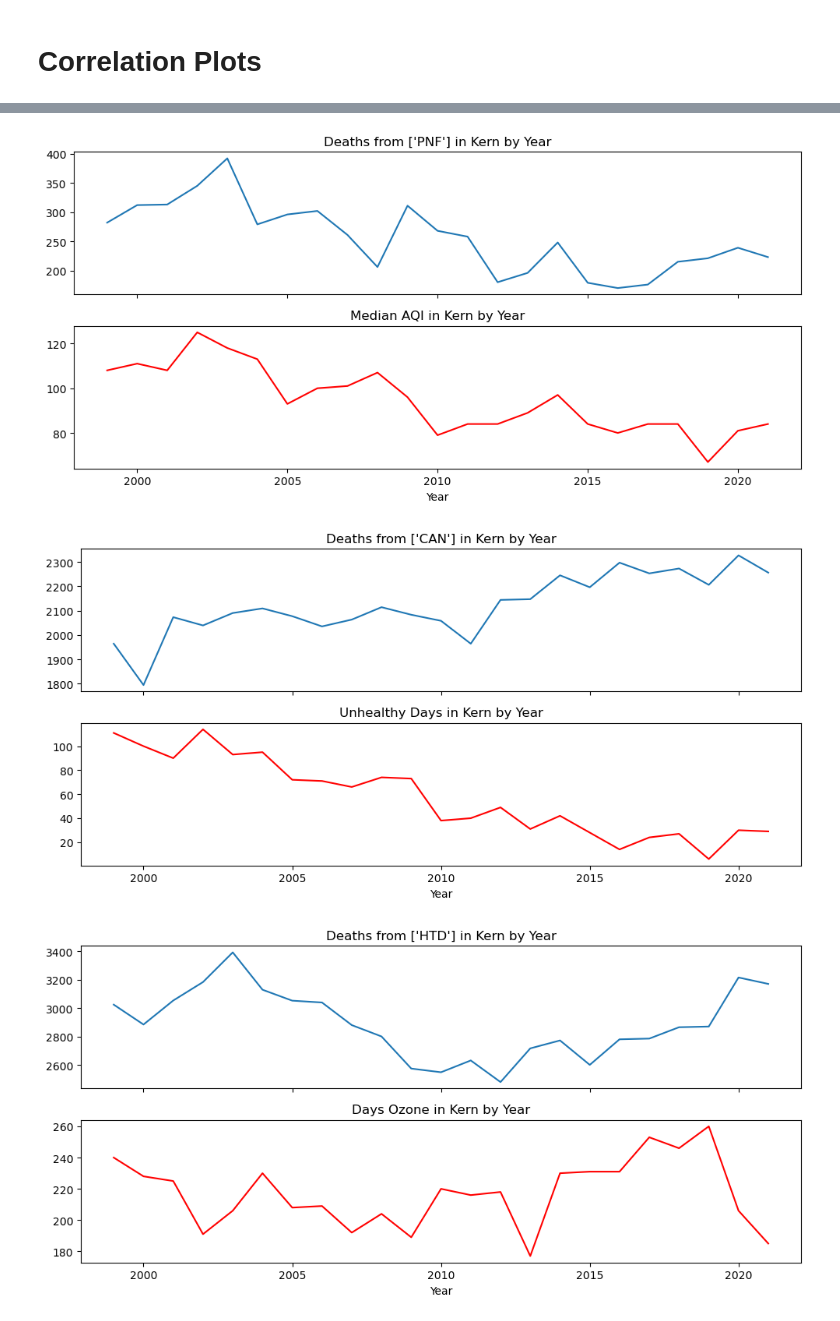
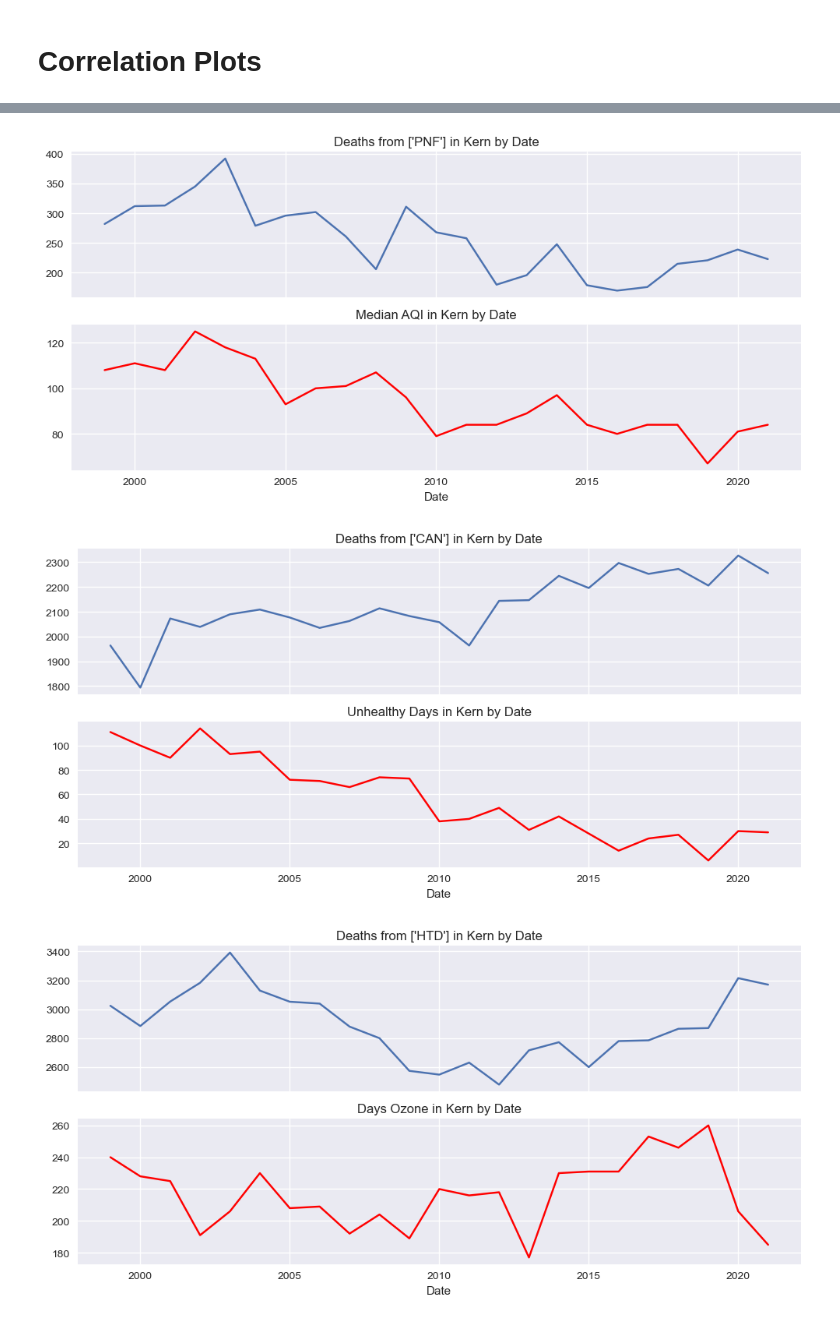
Before and after one commit to ralatorr/project_4, a Jupyter notebook: alexspradling.ipynb, the cells around one changed output, grey strips where cells are left out. Cells and saved outputs as stored; diff of their text form; code cells hidden in the pictures.

```diff
--- a/alexspradling.ipynb
+++ b/alexspradling.ipynb
@@ -68,13 +58,17 @@ ca_df = air_quality_data.query('State == "California"').copy()
 # Set the index to be the year
 ca_df.set_index('Year', inplace=True)
 
+# rename Year to Date
+ca_df.index.rename('Date', inplace=True)
+
 # annual air quality data
 ca_df = ca_df.query('`Days with AQI` > 360').copy()
 
 # daily air quality data
 ca_df_daily = air_quality_data_daily.query('`State Name` == "California"').copy()
+
+# datetime index
 ca_df_daily.set_index(pd.to_datetime(ca_df_daily['Date']), inplace=True)
-# datetime index
 
 # daily to monthly
 ca_df_daily = ca_df_daily.groupby('county Name').resample('MS').mean()
@@ -182,22 +142,22 @@ heart_disease_monthly = mortality_data_monthly.query('Cause == "HTD" and Strata
 ca_df = ca_df.query('`Days with AQI` > 360').copy()
 
 # merge cld and ca_df
-cld = cld.merge(ca_df, how='left', left_on=['County', 'Year'], right_on=['County', 'Year'])
+cld = cld.merge(ca_df, how='left', left_on=['County', 'Date'], right_on=['County', 'Date'])
 
 cld_monthly = cld_monthly.merge(ca_df_daily, how='left', left_on=['County', 'Date'], right_on=['County', 'Date'])
 
 # merge can and ca_df
-can = can.merge(ca_df, how='left', left_on=['County', 'Year'], right_on=['County', 'Year'])
+can = can.merge(ca_df, how='left', left_on=['County', 'Date'], right_on=['County', 'Date'])
 
 can_monthly = can_monthly.merge(ca_df_daily, how='left', left_on=['County', 'Date'], right_on=['County', 'Date'])
 
 # merge pneumonia and ca_df
-pneumonia = pneumonia.merge(ca_df, how='left', left_on=['County', 'Year'], right_on=['County', 'Year'])
+pneumonia = pneumonia.merge(ca_df, how='left', left_on=['County', 'Date'], right_on=['County', 'Date'])
 
 pneumonia_monthly = pneumonia_monthly.merge(ca_df_daily, how='left', left_on=['County', 'Date'], right_on=['County', 'Date'])
 
 # merge heart_disease and ca_df
-heart_disease = heart_disease.merge(ca_df, how='left', left_on=['County', 'Year'], right_on=['County', 'Year'])
+heart_disease = heart_disease.merge(ca_df, how='left', left_on=['County', 'Date'], right_on=['County', 'Date'])
 
 heart_disease_monthly = heart_disease_monthly.merge(ca_df_daily, how='left', left_on=['County', 'Date'], right_on=['County', 'Date'])
 
@@ -231,5 +197,8 @@ heart_disease.fillna(0, inplace=True)
 # %% [markdown]
 # EDA
+# %%
+# matplotlib style
+plt.style.use('seaborn')
 # %%
 # counties with the most unhealthy days
 counties_worst_air_qual = ca_df.groupby('County')['Median AQI'].mean().sort_values(ascending=False).head(10)
@@ -286,5 +218,5 @@ los_angeles
 # %%
-def plot_air_quality_by_county(county, air_qual, diseases):
+def plot_air_quality_by_county(county, air_qual, diseases, df, air_qual_df):
     """
     Plots the number of deaths from a specified set of diseases in a given county,
     and the amount of specified air quality days in that county, on separate subplots.
@@ -298,11 +230,11 @@ def plot_air_quality_by_county(county, air_qual, diseases):
     fig, ax = plt.subplots(2, 1, figsize=(10, 10), sharex=True)
 
     # query mortality df
-    mortality.query(f'County == "{county}" and Strata == "Total Population" and Cause in {diseases}').groupby('Year')['Count'].sum().plot(kind='line', figsize=(10, 5), title=f'Deaths from {diseases} in {county} by Year', ax=ax[0])
+    df.query(f'County == "{county}" and Strata == "Total Population" and Cause in {diseases}').groupby('Date')['Count'].sum().plot(kind='line', figsize=(10, 5), title=f'Deaths from {diseases} in {county} by Date', ax=ax[0])
 
 
     # overlay line plot of unhealthy days from ca_df log scale
-    ca_df.query(f'County == "{county}"').groupby('Year')[air_qual].sum().plot(kind='line', figsize=(10, 5), title=f'{air_qual} in {county} by Year', ax=ax[1], color='red')
+    air_qual_df.query(f'County == "{county}"').groupby('Date')[air_qual].sum().plot(kind='line', figsize=(10, 5), title=f'{air_qual} in {county} by Date', ax=ax[1], color='red')
 
     # tight layout
     plt.tight_layout()
@@ -449,7 +386,7 @@ get_correlation_plot(heart_disease_corr, 'Heart Disease Correlation Matrix For 1
 # %%
 for county in granger_df.iterrows():
     try:
-        plot_air_quality_by_county(county[1]['County'], county[1]['air_qual_metric'], [county[1]['Cause']])
+        plot_air_quality_by_county(county[1]['County'], county[1]['air_qual_metric'], [county[1]['Cause']], df=mortality, air_qual_df=ca_df)
     except:
         pass
 # %% [output]
@@ -460,3 +397,3 @@ for county in granger_df.iterrows():
-[figure, old version]
+[figure, new version]
-[figure, old version]
+[figure, new version]
-[figure, old version]
+[figure, new version]
```
Also changed, not shown: parts of 27 cells of this notebook, 7 other files.
